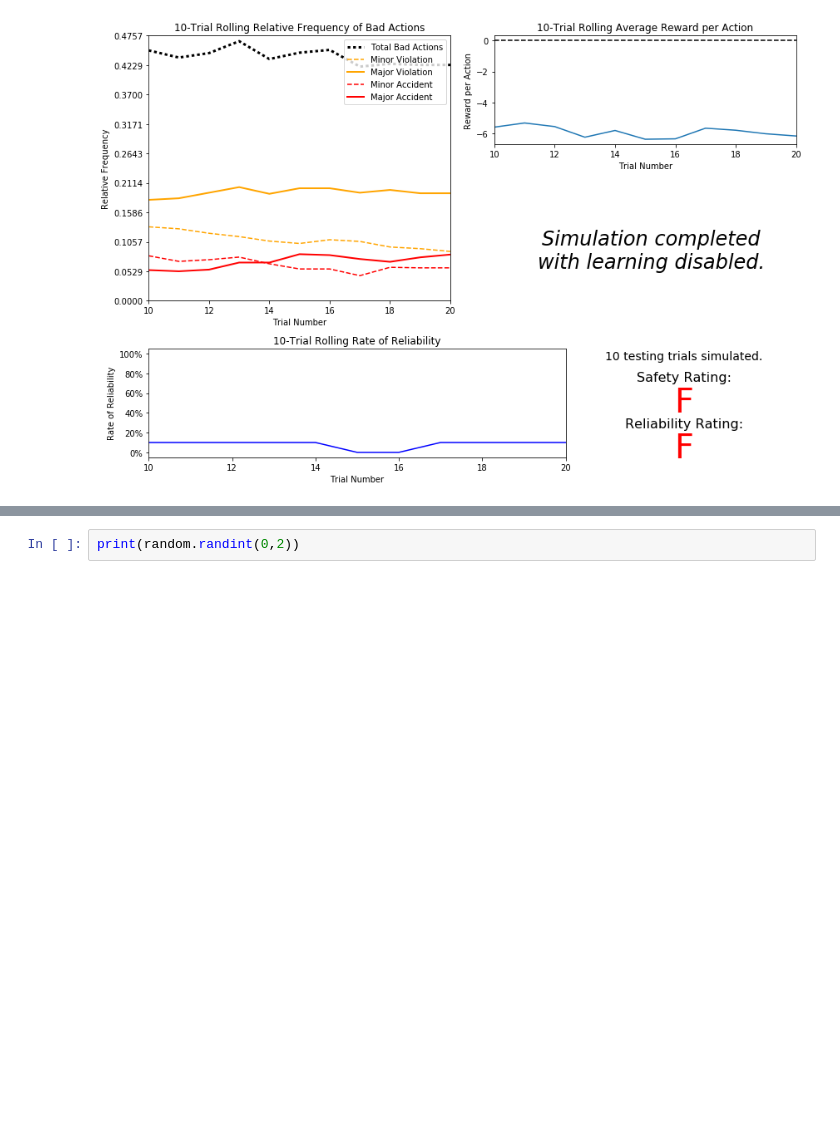
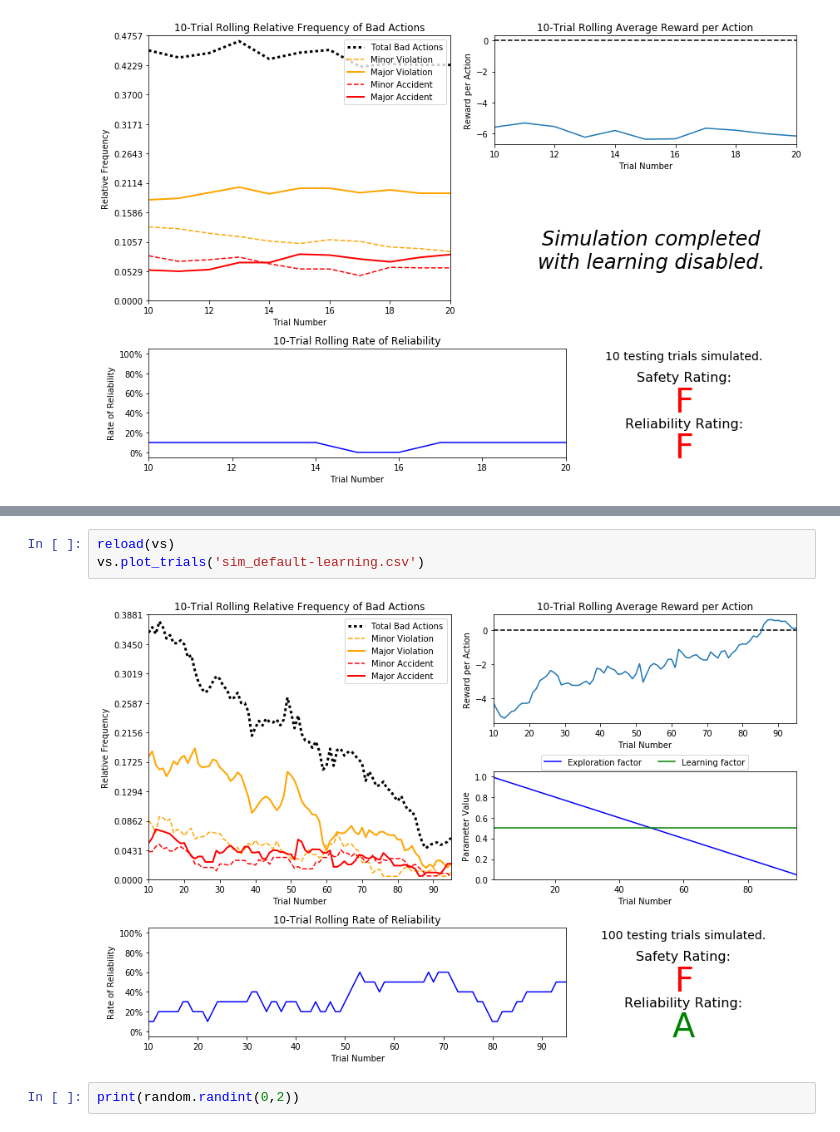
Before and after one commit to yifanxie/Udacity_MLND, a Jupyter notebook: projects/smartcab/Running.ipynb, the cells around one changed output, grey strips where cells are left out. Saved outputs shown, nothing was run; the diff lists cells and outputs as text; blank space fills up the shorter version.

```diff
--- a/projects/smartcab/Running.ipynb
+++ b/projects/smartcab/Running.ipynb
@@ -46,3 +116,8 @@ vs.plot_trials('sim_no-learning.csv')
+# %%
+reload(vs)
+vs.plot_trials('sim_default-learning.csv')
+# %% [output]
+[figure, added]
 # %%
 print(random.randint(0,2))
 # %% [output]
```
Also changed, not shown: parts of 12 cells of this notebook, 7 other files.
